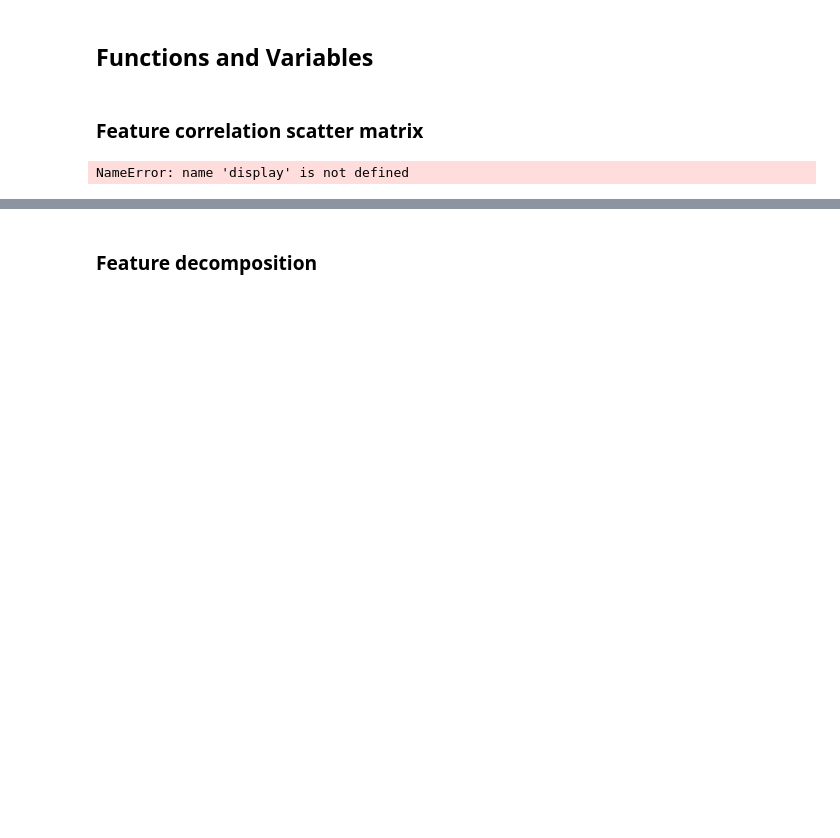
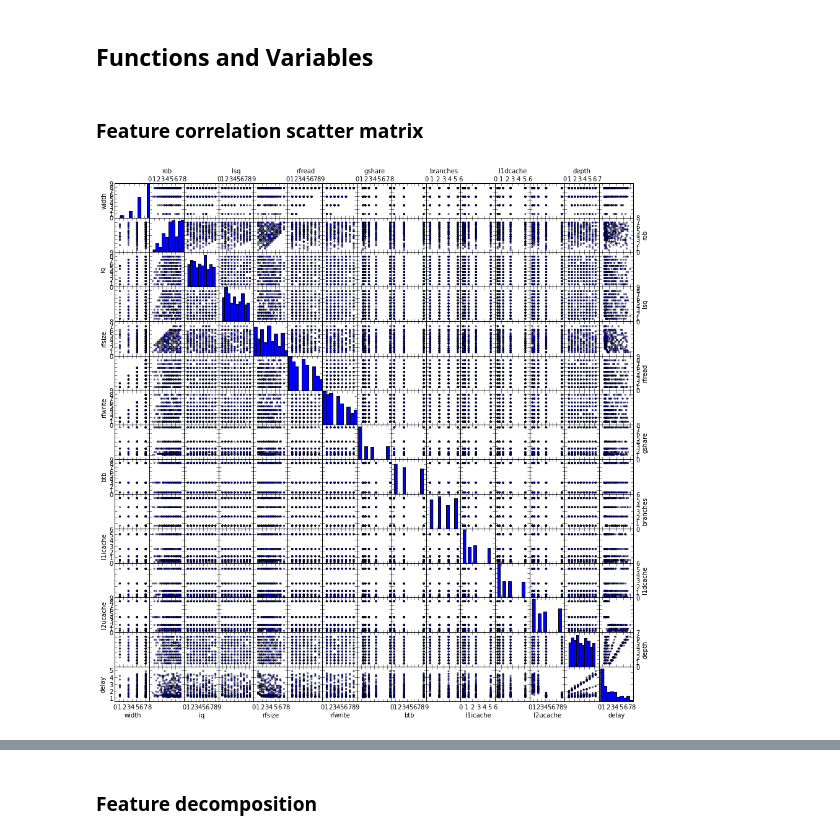
Before and after one commit to bvancea/ml-project-13, a Jupyter notebook: regression/src/python/regression.ipynb, the cells around one changed output, grey strips where cells are left out. Cells and saved outputs as stored; diff of their text form; code cells hidden in the pictures; blank space fills up the shorter version.

```diff
--- a/regression/src/python/regression.ipynb
+++ b/regression/src/python/regression.ipynb
@@ -19,9 +13,11 @@ Functions and Variables
 # %% [markdown]
 ### Feature correlation scatter matrix
 # %%
+import pandas as pd
+
 headers = ['width','rob','iq','lsq','rfsize','rfread','rfwrite','gshare','btb','branches','l1icache','l1dcache','l2ucache','depth','delay']
 training = pd.read_csv('../resources/training.csv', header=None, names=headers)
-pd.scatter_matrix(training,alpha=0.5,figsize=(15,15), diagonal='hist')
+scatter = pd.scatter_matrix(training,alpha=0.5,figsize=(15,15), diagonal='hist')
 display()
 # %% [output]
-NameError: name 'display' is not defined
+[figure, added]
```
Also changed, not shown: parts of 18 cells of this notebook.
